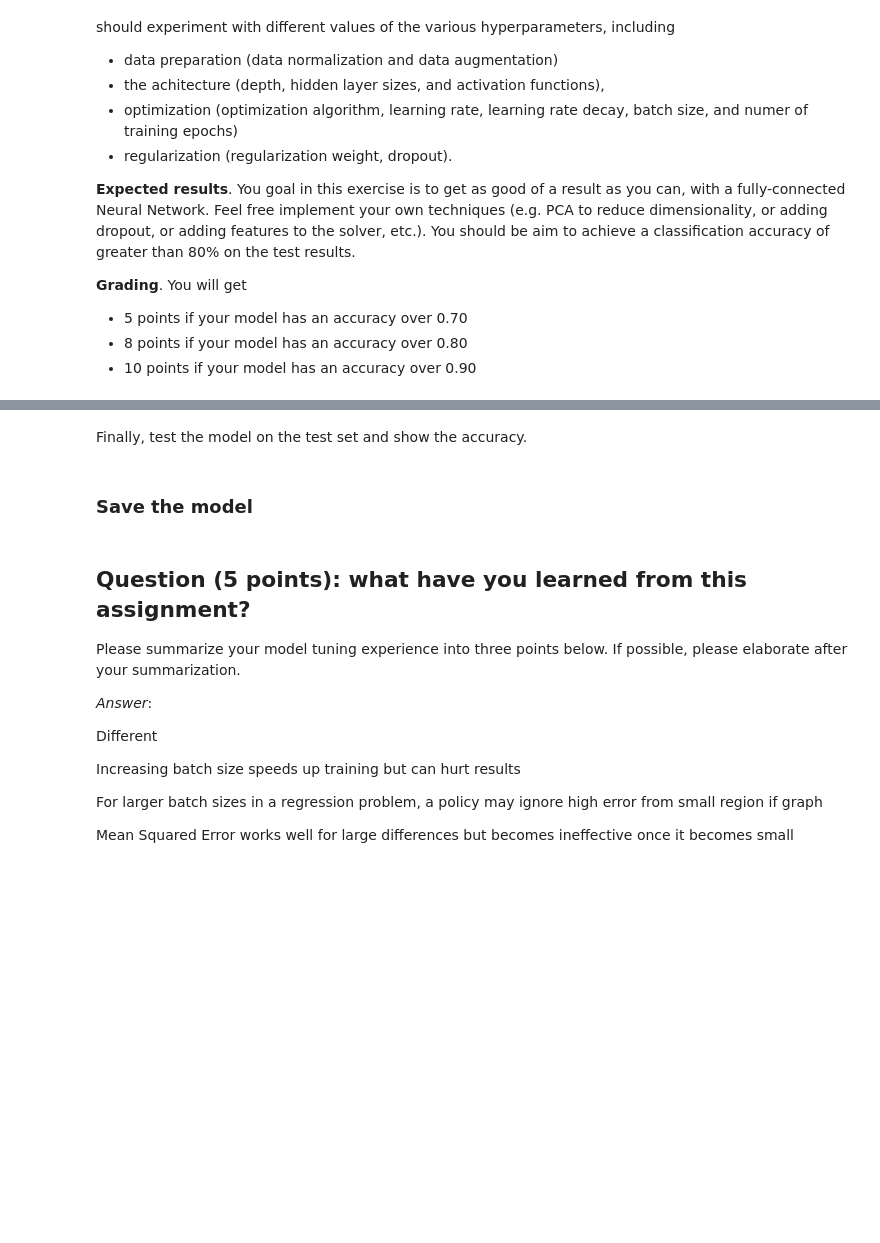
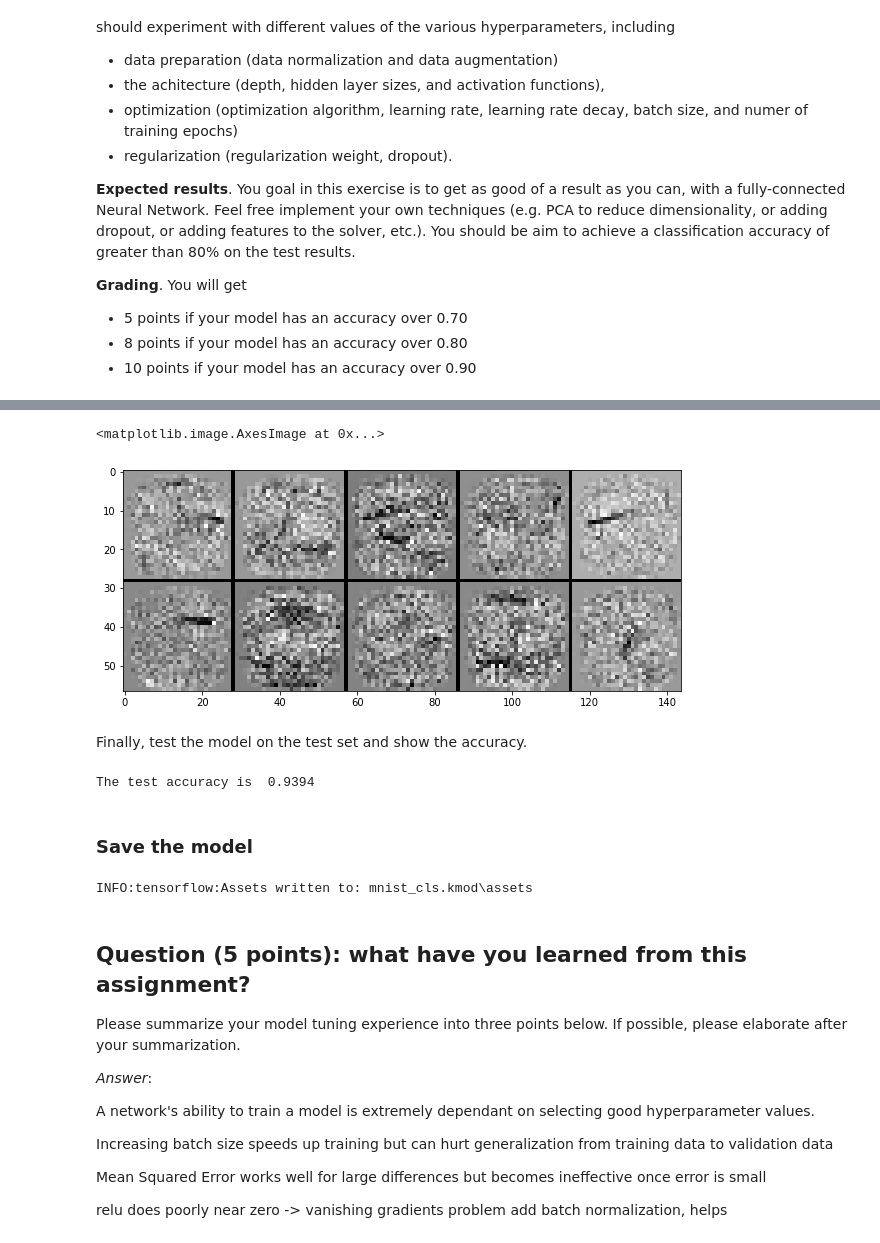
Before and after one commit to mcdermatt/dnn, a Jupyter notebook: HW2/feedforward.ipynb, the cells around one changed output, grey strips where cells are left out. Saved outputs shown, nothing was run; the diff lists cells and outputs as text; code cells hidden in the pictures; blank space fills up the shorter version.

Commit message:
both models trained and saved

```diff
--- a/HW2/feedforward.ipynb
+++ b/HW2/feedforward.ipynb
@@ -167,4 +156,4 @@ from implementation import train
 # model, history = train(x_train, y_train, x_val, y_val, depth=3, hidden_sizes=[8, 8], reg_weight=0.01, num_train_epochs=40,  task_type='classification')
 
 #debug
-model, history = train(x_train, y_train, x_val, y_val, depth=3, hidden_sizes=[8, 8], reg_weight=0.01, num_train_epochs=100,  task_type='classification')
+model, history = train(x_train, y_train, x_val, y_val, depth=3, hidden_sizes=[10, 10], reg_weight=0.01, num_train_epochs=1000,  task_type='classification')
@@ -214,19 +225,15 @@ plt.show()
 # %%
 from vis_utils import visualize_grid
 
 #was this
-W1 = model.layers[0].W.numpy()
+W1 = model.layers[1].W.numpy() #layer 0 is not batch norm
 W1 = W1.transpose()
 W1 = W1.reshape([W1.shape[0], 28, 28, 1])
 
 plt.imshow(visualize_grid(W1))
-
-#debug
-# W1 = model.model.layers[0].w.numpy() #-> found the error TODO: change model.model to just model.
-# W1 = W1.transpose()
-# W1 = W1.reshape([W1.shape[0], 28, 28, 1])
-
-# plt.imshow(visualize_grid(W1))
+# %% [output]
+<matplotlib.image.AxesImage at 0x...>
+[figure, added]
 # %% [markdown]
 Finally, test the model on the test set and show the accuracy.
 # %%
@@ -235,10 +242,15 @@ y_pred = model.predict(x_test.astype(np.float32))
 acc = np.mean(np.argmax(y_test, axis=1) == np.argmax(y_pred, axis=1))
 
 print('The test accuracy is ', acc)
+# %% [output]
+The test accuracy is  0.9394
 # %% [markdown]
 ### Save the model
 # %%
+# Careful with this one...
 model.save('mnist_cls.kmod')
+# %% [output]
+INFO:tensorflow:Assets written to: mnist_cls.kmod\assets
 # %% [markdown]
 ## Question (5 points): what have you learned from this assignment?
 
@@ -246,10 +258,12 @@ Please summarize your model tuning experience into three points below. If possib
 
 *Answer*:
 
-Different
+A network's ability to train a model is extremely dependant on selecting good hyperparameter values.
 
-Increasing batch size speeds up training but can hurt results
 
-For larger batch sizes in a regression problem, a policy may ignore high error from small region if graph
+Increasing batch size speeds up training but can hurt generalization from training data to validation data
 
-Mean Squared Error works well for large differences but becomes ineffective once it becomes small
+Mean Squared Error works well for large differences but becomes ineffective once error is small
+
+relu does poorly near zero -> vanishing gradients problem
+    add batch normalization, helps
```
Also changed, not shown: parts of 9 cells of this notebook, 8 other files.
